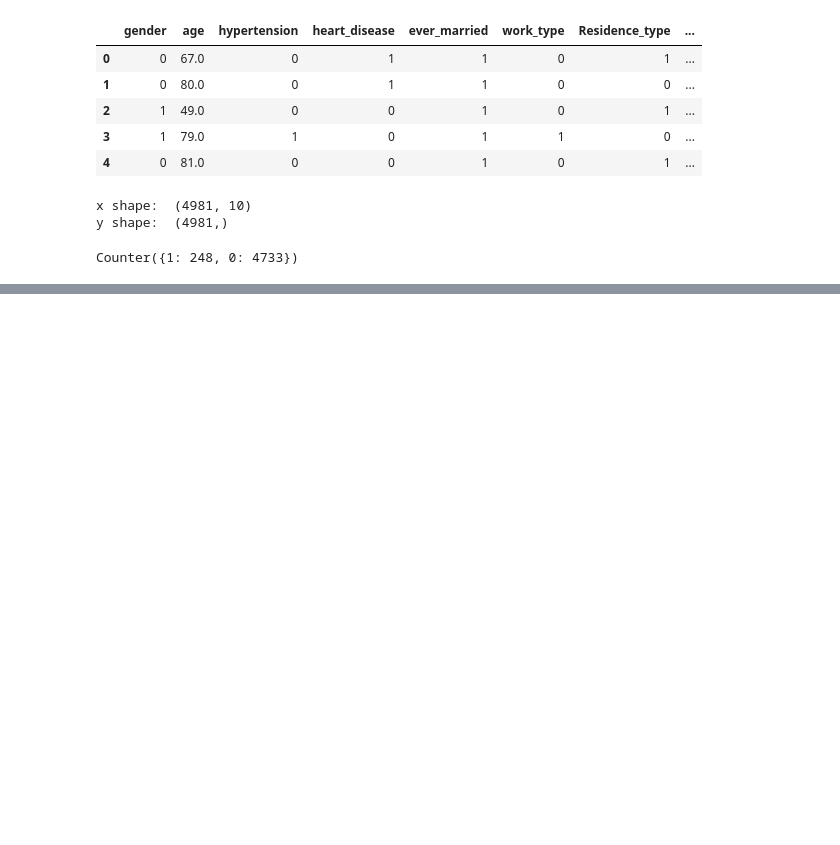
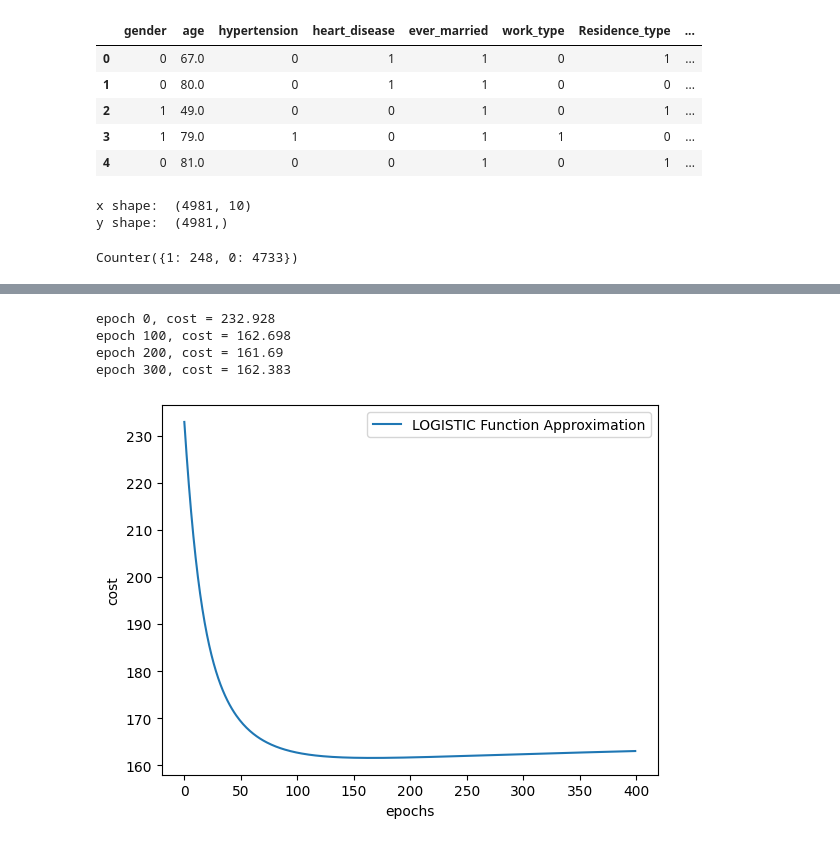
Before and after one commit to taliyashitreet/BrainStroke_classification, a Jupyter notebook: Kadima.ipynb, the cells around one changed output, grey strips where cells are left out. Cells and saved outputs as stored; diff of their text form; code cells hidden in the pictures; blank space fills up the shorter version.

```diff
--- a/Kadima.ipynb
+++ b/Kadima.ipynb
@@ -149,3 +149,4 @@ print(features)
 pred = tf.nn.sigmoid(tf.matmul(x,W) + b)
 loss1 = tf.nn.sigmoid_cross_entropy_with_logits(labels=y_, logits=pred)
 loss= tf.reduce_mean(loss1)
+update = tf.train.GradientDescentOptimizer(0.01).minimize(loss)
@@ -154,8 +153,3 @@ update = tf.train.GradientDescentOptimizer(0.000001).minimize(loss)
 # %%
 def logistic_fun(z):
     return 1/(1.0 + np.exp(-z))
-# %%
-sess = tf.Session()
-sess.run(tf.global_variables_initializer())
-for i in range(0,10000):
-	sess.run(update, feed_dict = {x:x_train, y_:y_train})
@@ -167 +156,28 @@ from sklearn.metrics import f1_score, recall_score, precision_score
+# %%
+epoches = 400
+batch_size = 300
+errors = []
+sess = tf.Session()
+sess.run(tf.global_variables_initializer())
+for i in range(epoches):
+    for start, end in zip(range(0, len(X_train), batch_size),range(batch_size, len(X_train), batch_size)):
+	    sess.run(update, feed_dict = {x: X_train[start:end], y_: y_train[start:end]})
+    cost = sess.run(tf.nn.l2_loss(pred - y_val),feed_dict = {x:X_val})
+    errors.append(cost)
+
+    if i%100 == 0:
+      print("epoch %d, cost = %g" % (i, cost))
+# %% [output]
+epoch 0, cost = 232.928
+epoch 100, cost = 162.698
+epoch 200, cost = 161.69
+epoch 300, cost = 162.383
+# %%
+plt.plot(errors,label='LOGISTIC Function Approximation')
+plt.xlabel('epochs')
+plt.ylabel('cost')
+plt.legend()
+plt.show()
+# %% [output]
+[figure, added]
 # %%
```
Also changed, not shown: parts of 31 cells of this notebook.
